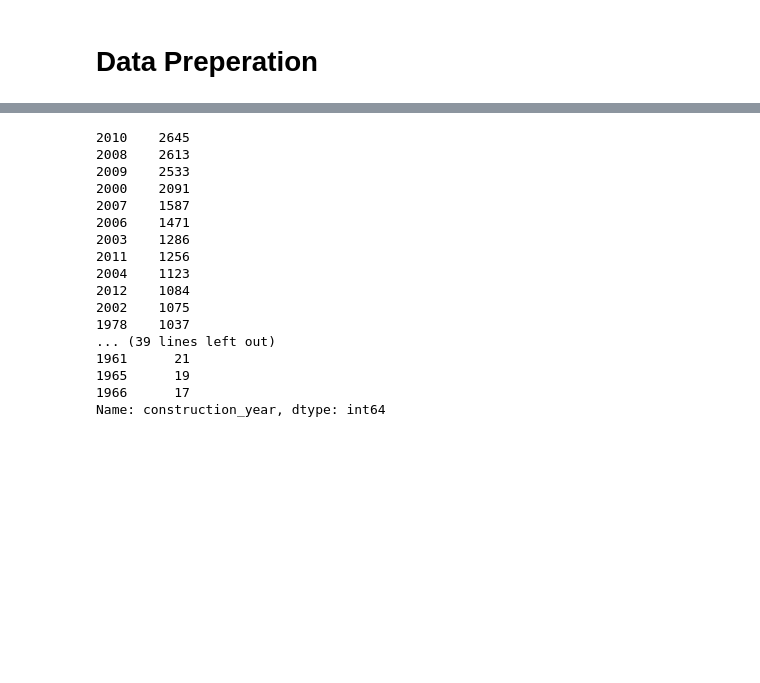
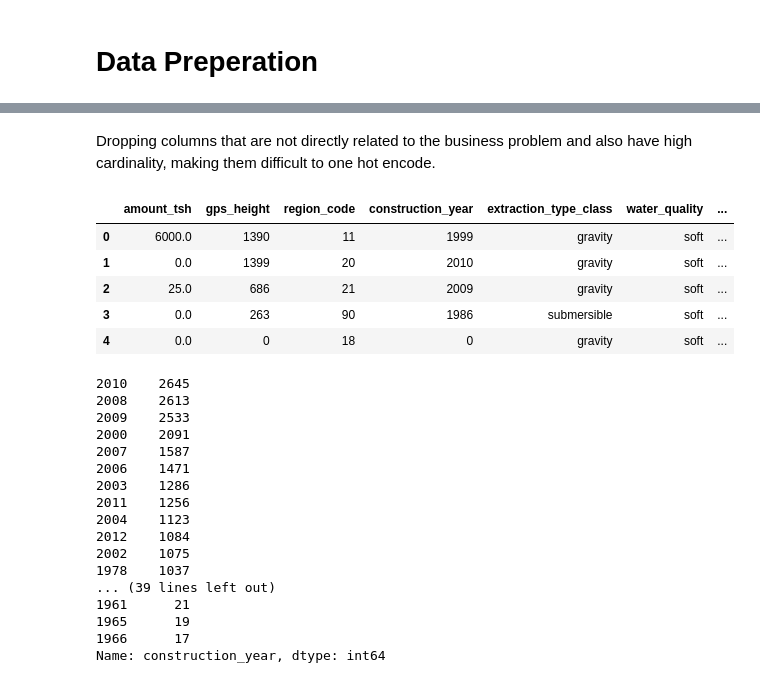
Before and after one commit to adammarianacci/Waterwell_Analysis, a Jupyter notebook: notebook.ipynb, the cells around one changed output, grey strips where cells are left out. Drawn from its saved outputs; the diff is of its cells as text; code cells hidden in the pictures; blank space fills up the shorter version.

```diff
--- a/notebook.ipynb
+++ b/notebook.ipynb
@@ -63,0 +90,2 @@ Waterwells_df.head()
+# %% [markdown]
+Dropping columns that are not directly related to the business problem and also have high cardinality, making them difficult to one hot encode.
@@ -64,3 +104,21 @@ Waterwells_df.head()
+# %%
+# Create a new column 'needs_repair' by merging the two categories
+Waterwells_df['needs_repair'] = Waterwells_df['status_group'].replace(
+    {'functional': 0, 'non functional': 1,
+     'functional needs repair': 1})
+
+# Drop the original 'status_group' column
+Waterwells_df.drop('status_group', axis=1, inplace=True)
+
+#Display the updated DataFrame
+Waterwells_df.head()
+# %% [output]
+|  | amount_tsh | gps_height | region_code | construction_year | extraction_type_class | water_quality | ... |
+| 0 | 6000.0 | 1390 | 11 | 1999 | gravity | soft | ... |
+| 1 | 0.0 | 1399 | 20 | 2010 | gravity | soft | ... |
+| 2 | 25.0 | 686 | 21 | 2009 | gravity | soft | ... |
+| 3 | 0.0 | 263 | 90 | 1986 | submersible | soft | ... |
+| 4 | 0.0 | 0 | 18 | 0 | gravity | soft | ... |
 # %%
 #dropping the missing values from the 'construction_year' column and creating a new df
 Construction_Year_df = Waterwells_df[Waterwells_df['construction_year'] != 0]
```
Also changed, not shown: parts of 71 cells of this notebook.
